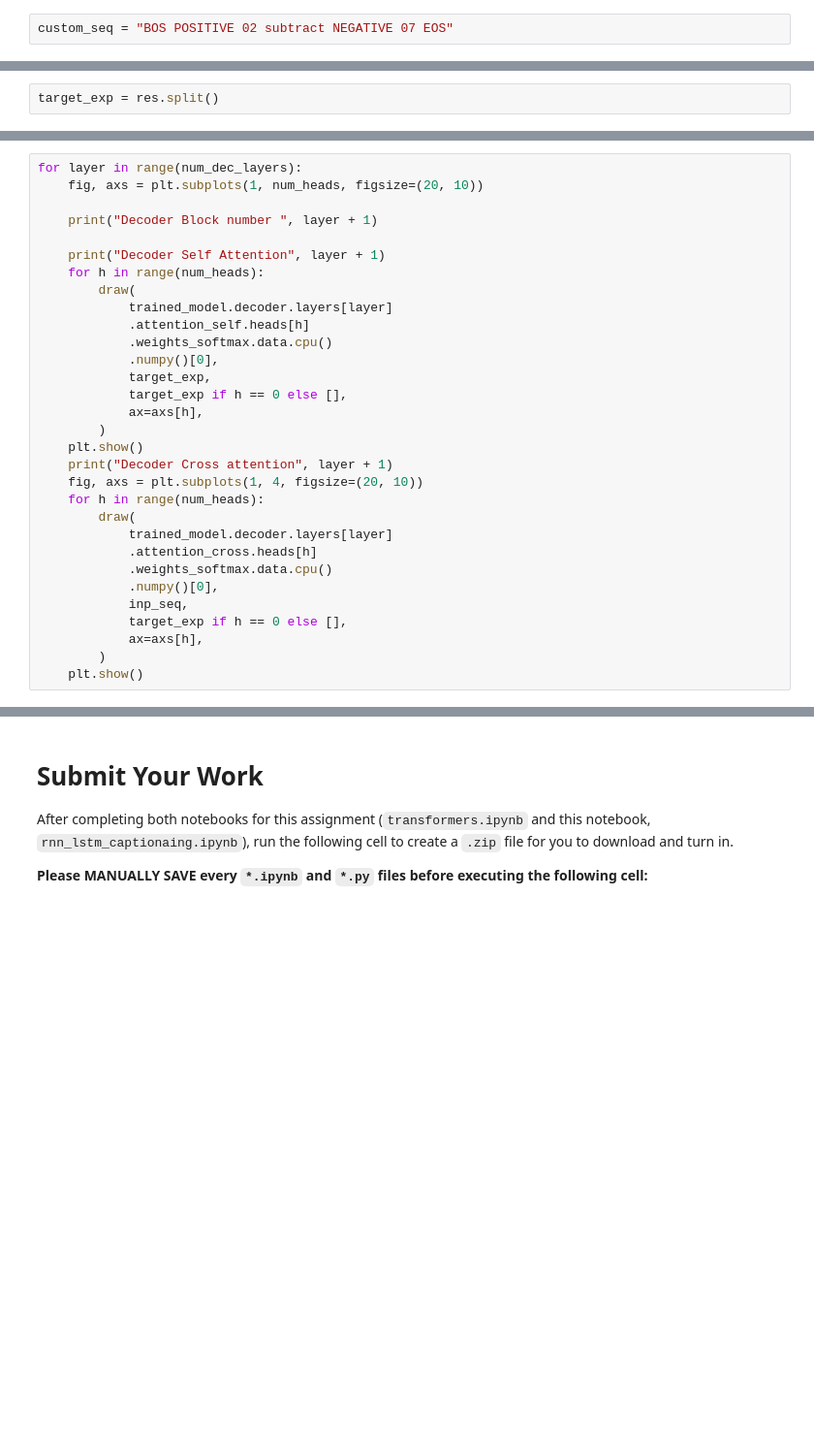
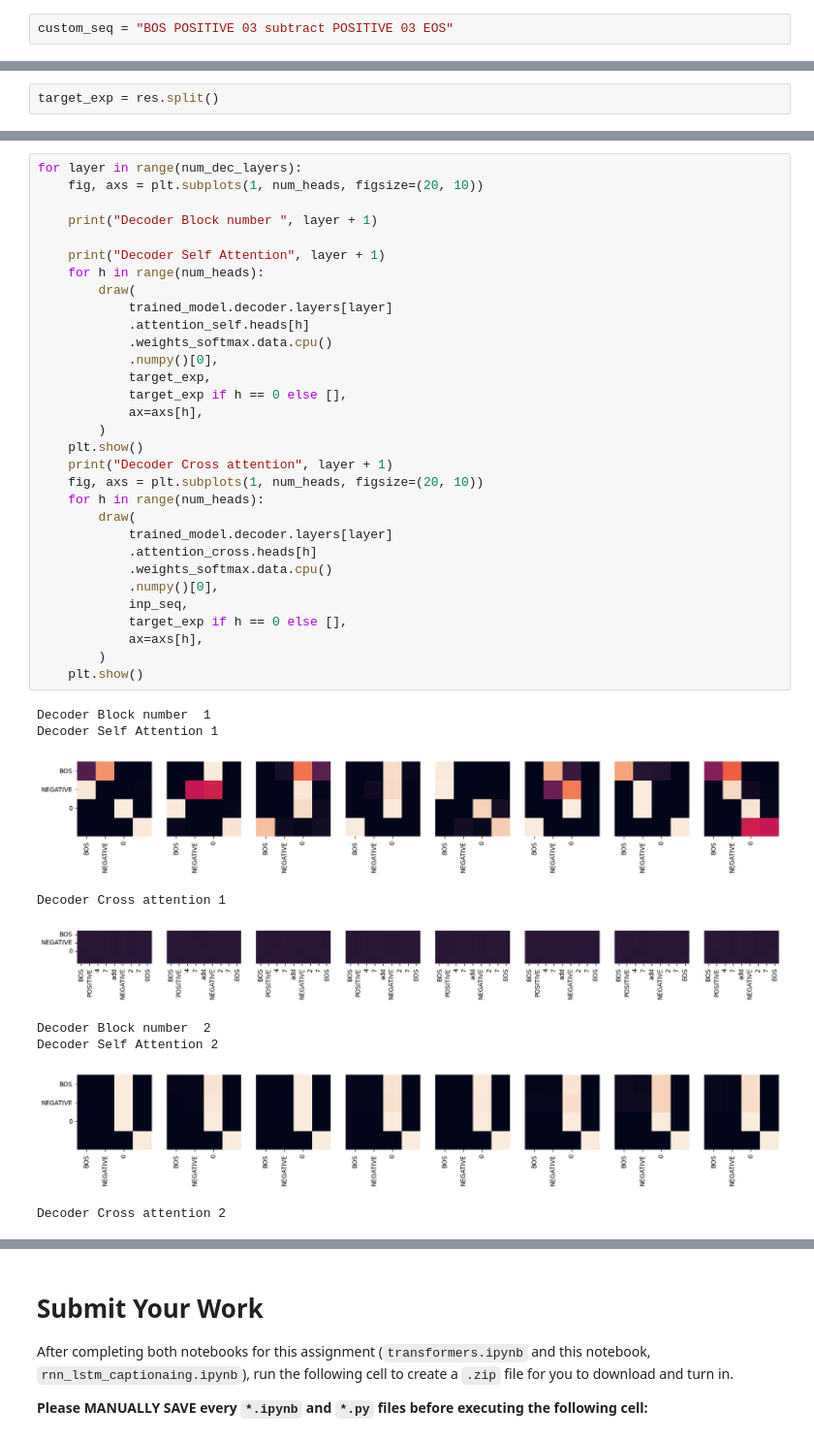
Before and after one commit to GuyLevavi/CV_training, a Jupyter notebook: deep_learning/Assignments/A5/Transformers.ipynb, the cells around one changed output, grey strips where cells are left out. Shown: that part at 97% size. Drawn from its saved outputs; the diff is of its cells as text; blank space fills up the shorter version.

```diff
--- a/deep_learning/Assignments/A5/Transformers.ipynb
+++ b/deep_learning/Assignments/A5/Transformers.ipynb
@@ -1371,7 +1415,7 @@ print(res)
 
 In the cell below, you could feed in an example in the input style, changing the variable `custom_seq`. We have filled a placeholder expression for you, but feel free to change it.
 # %%
-custom_seq = "BOS POSITIVE 02 subtract NEGATIVE 07 EOS"
+custom_seq = "BOS POSITIVE 03 subtract POSITIVE 03 EOS"
 # %%
 out = prepocess_input_sequence(custom_seq, convert_str_to_tokens, SPECIAL_TOKENS)
 inp_exp = torch.tensor(out).to(DEVICE)
@@ -1418,31 +1473,41 @@ plt.close()
 # %%
 for layer in range(num_dec_layers):
     fig, axs = plt.subplots(1, num_heads, figsize=(20, 10))
 
     print("Decoder Block number ", layer + 1)
 
     print("Decoder Self Attention", layer + 1)
     for h in range(num_heads):
         draw(
             trained_model.decoder.layers[layer]
             .attention_self.heads[h]
             .weights_softmax.data.cpu()
             .numpy()[0],
             target_exp,
             target_exp if h == 0 else [],
             ax=axs[h],
         )
     plt.show()
     print("Decoder Cross attention", layer + 1)
-    fig, axs = plt.subplots(1, 4, figsize=(20, 10))
+    fig, axs = plt.subplots(1, num_heads, figsize=(20, 10))
     for h in range(num_heads):
         draw(
             trained_model.decoder.layers[layer]
             .attention_cross.heads[h]
             .weights_softmax.data.cpu()
             .numpy()[0],
             inp_seq,
             target_exp if h == 0 else [],
             ax=axs[h],
         )
     plt.show()
+# %% [output]
+Decoder Block number  1
+Decoder Self Attention 1
+[figure, added]
+Decoder Cross attention 1
+[figure, added]
+Decoder Block number  2
+Decoder Self Attention 2
+[figure, added]
+Decoder Cross attention 2
```
Also changed, not shown: parts of 18 cells of this notebook, 4 other files.
